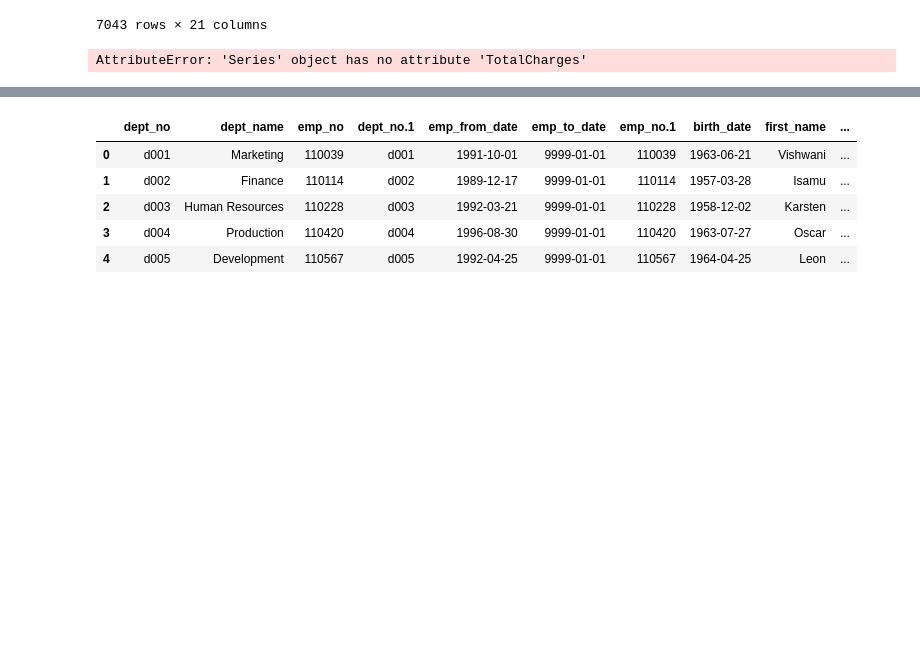
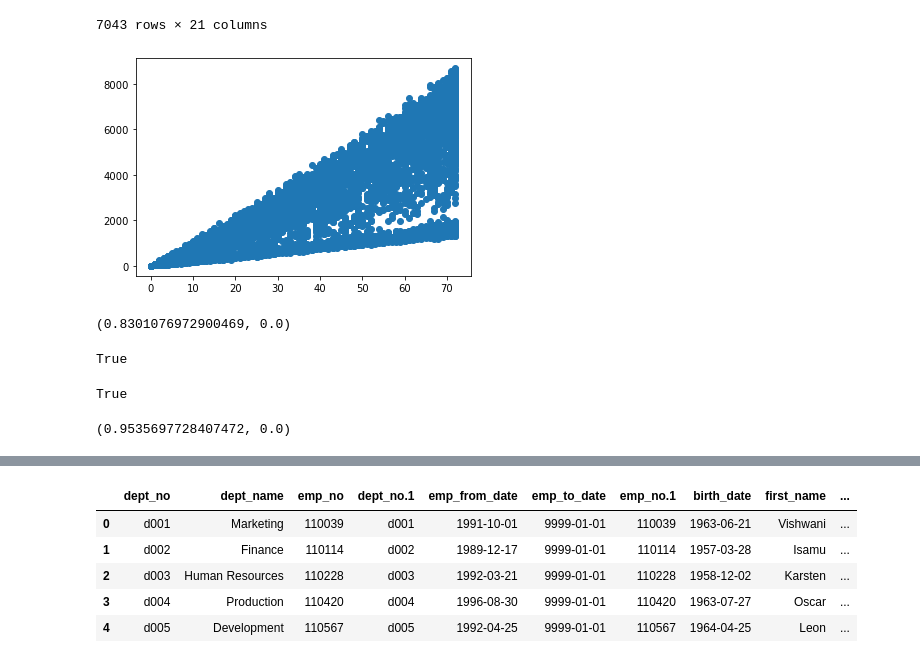
Before and after one commit to cristianibarra1/statistics-exercises, a Jupyter notebook: hypothesis_testing.ipynb, the cells around one changed output, grey strips where cells are left out. Saved outputs shown, nothing was run; the diff lists cells and outputs as text; code cells hidden in the pictures; blank space fills up the shorter version.

```diff
--- a/hypothesis_testing.ipynb
+++ b/hypothesis_testing.ipynb
@@ -194,16 +199,31 @@ df
 7043 rows × 21 columns
 # %%
 #Total charges?
-df =df.TotalCharges.str.replace(' ','0')
-df.TotalCharges = df.TotalCharger.astype(float)
+df.TotalCharges = df.TotalCharges.str.replace(' ','0').astype(float)
 x = df.tenure
 y = df.TotalCharges
 plt.scatter(x,y)
 r, p = stats.pearsonr(x,y)
 r,p
 plt.show()
 # %% [output]
-AttributeError: 'Series' object has no attribute 'TotalCharges'
+[figure, added]
 # %%
 phone = df[df.PhoneService == 'Yes']
 no_phone = df[df.PhoneService == 'No']
+# %%
+r, p = stats.pearsonr(phone.tenure, phone.TotalCharges)
+r, p
+# %% [output]
+(0.8301076972900469, 0.0)
+# %%
+p < α
+# %% [output]
+True
+# %%
+print(p < α)
+r, p = stats.pearsonr(no_phone.tenure, no_phone.TotalCharges)
+r, p
+# %% [output]
+True
+(0.9535697728407472, 0.0)
```
Also changed, not shown: parts of 25 cells of this notebook.
